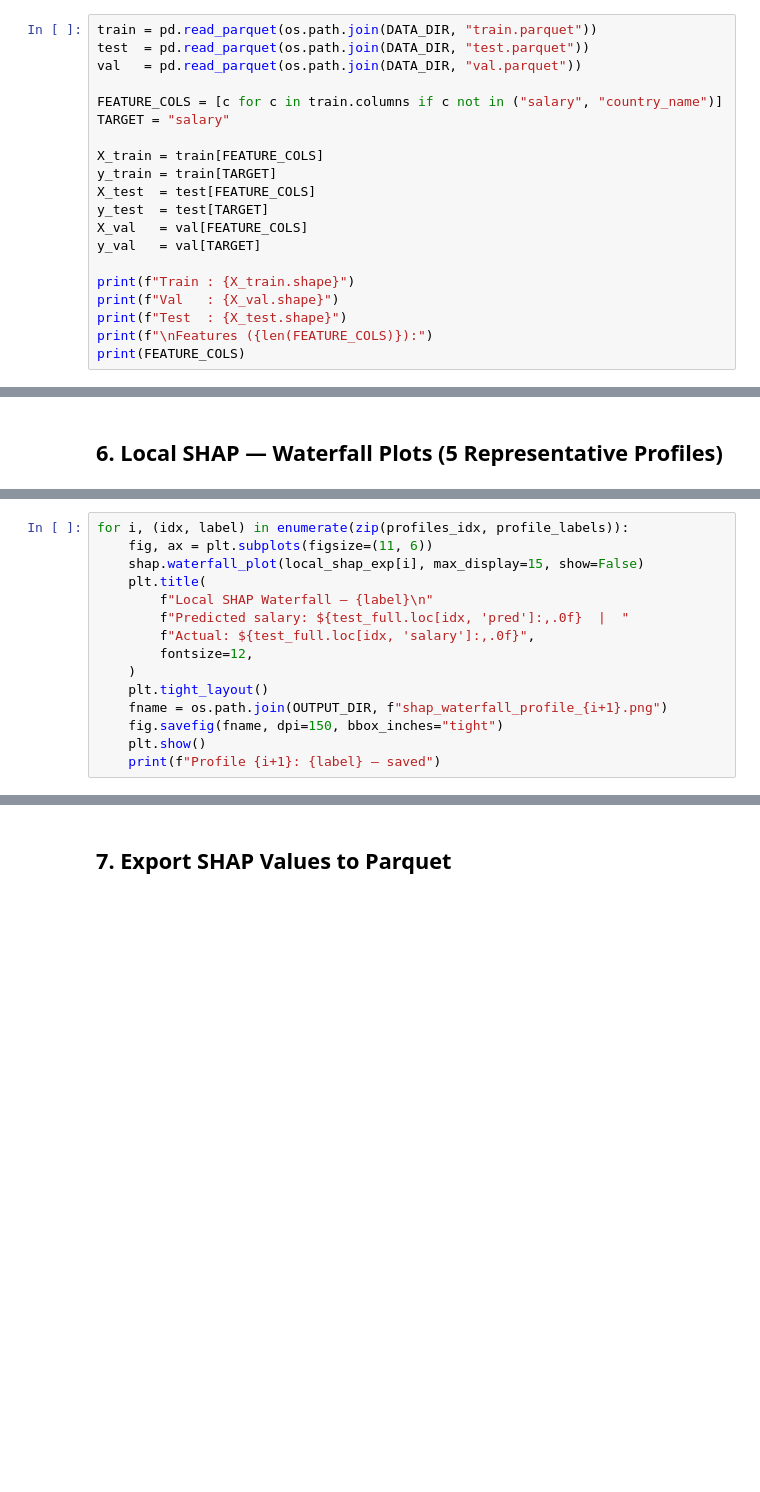
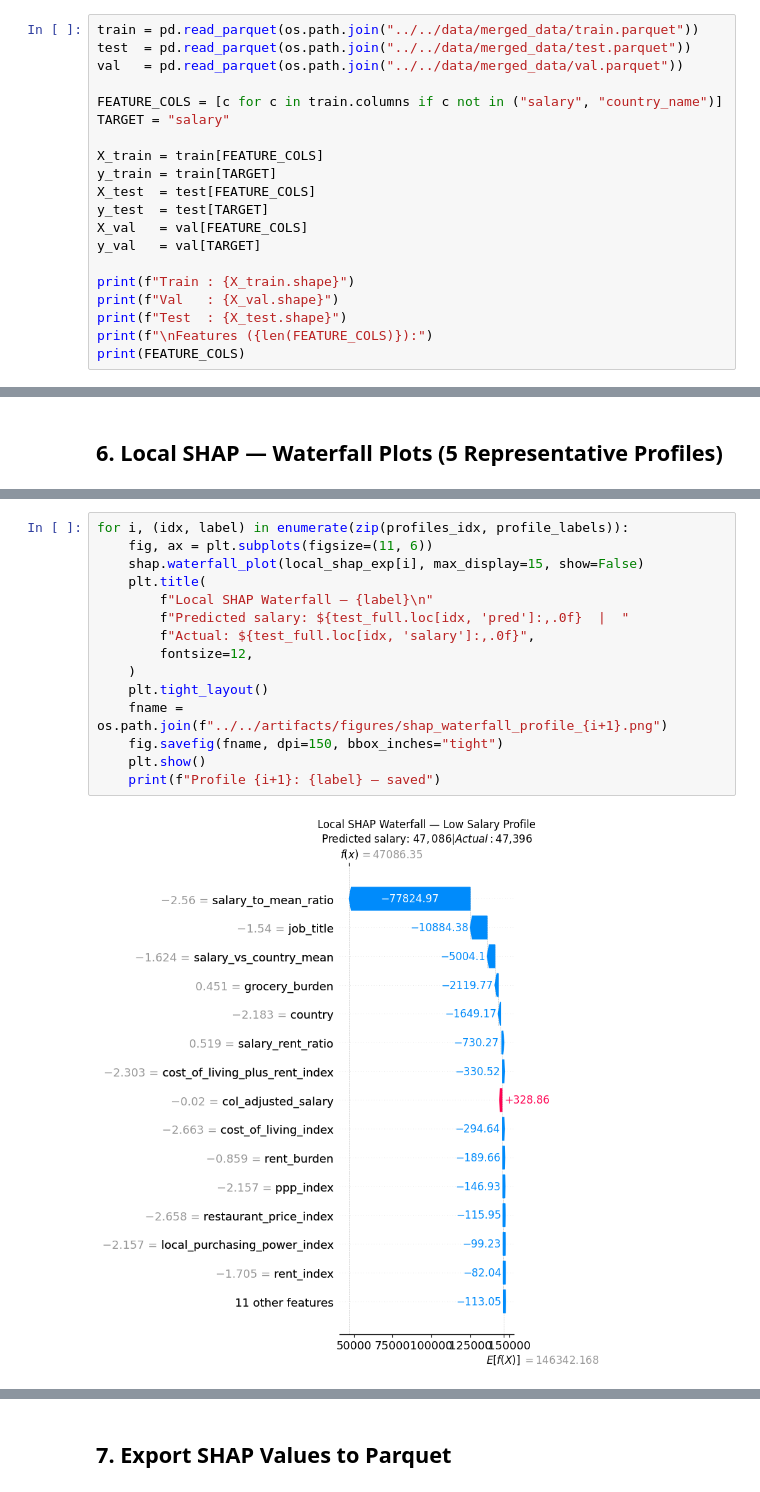
Before and after one commit to COMP6940-Group/COMP6940-Project, a Jupyter notebook: notebooks/part1/04_shap_counterfactual.ipynb, the cells around one changed output, grey strips where cells are left out. Saved outputs shown, nothing was run; the diff lists cells and outputs as text; blank space fills up the shorter version.

```diff
--- a/notebooks/part1/04_shap_counterfactual.ipynb
+++ b/notebooks/part1/04_shap_counterfactual.ipynb
@@ -34,9 +39,9 @@ print(f"Output dir : {OUTPUT_DIR}")
 # %% [markdown]
 ## 3. Load Data
 # %%
-train = pd.read_parquet(os.path.join(DATA_DIR, "train.parquet"))
-test  = pd.read_parquet(os.path.join(DATA_DIR, "test.parquet"))
-val   = pd.read_parquet(os.path.join(DATA_DIR, "val.parquet"))
+train = pd.read_parquet(os.path.join("../../data/merged_data/train.parquet"))
+test  = pd.read_parquet(os.path.join("../../data/merged_data/test.parquet"))
+val   = pd.read_parquet(os.path.join("../../data/merged_data/val.parquet"))
 
 FEATURE_COLS = [c for c in train.columns if c not in ("salary", "country_name")]
 TARGET = "salary"
@@ -151,15 +184,17 @@ print(f"Selected {len(profiles_idx)} profiles for waterfall plots")
 # %%
 for i, (idx, label) in enumerate(zip(profiles_idx, profile_labels)):
     fig, ax = plt.subplots(figsize=(11, 6))
     shap.waterfall_plot(local_shap_exp[i], max_display=15, show=False)
     plt.title(
         f"Local SHAP Waterfall — {label}\n"
         f"Predicted salary: ${test_full.loc[idx, 'pred']:,.0f}  |  "
         f"Actual: ${test_full.loc[idx, 'salary']:,.0f}",
         fontsize=12,
     )
     plt.tight_layout()
-    fname = os.path.join(OUTPUT_DIR, f"shap_waterfall_profile_{i+1}.png")
+    fname = os.path.join(f"../../artifacts/figures/shap_waterfall_profile_{i+1}.png")
     fig.savefig(fname, dpi=150, bbox_inches="tight")
     plt.show()
     print(f"Profile {i+1}: {label} — saved")
+# %% [output]
+[figure, added]
```
Also changed, not shown: parts of 15 cells of this notebook, 32 other files.
